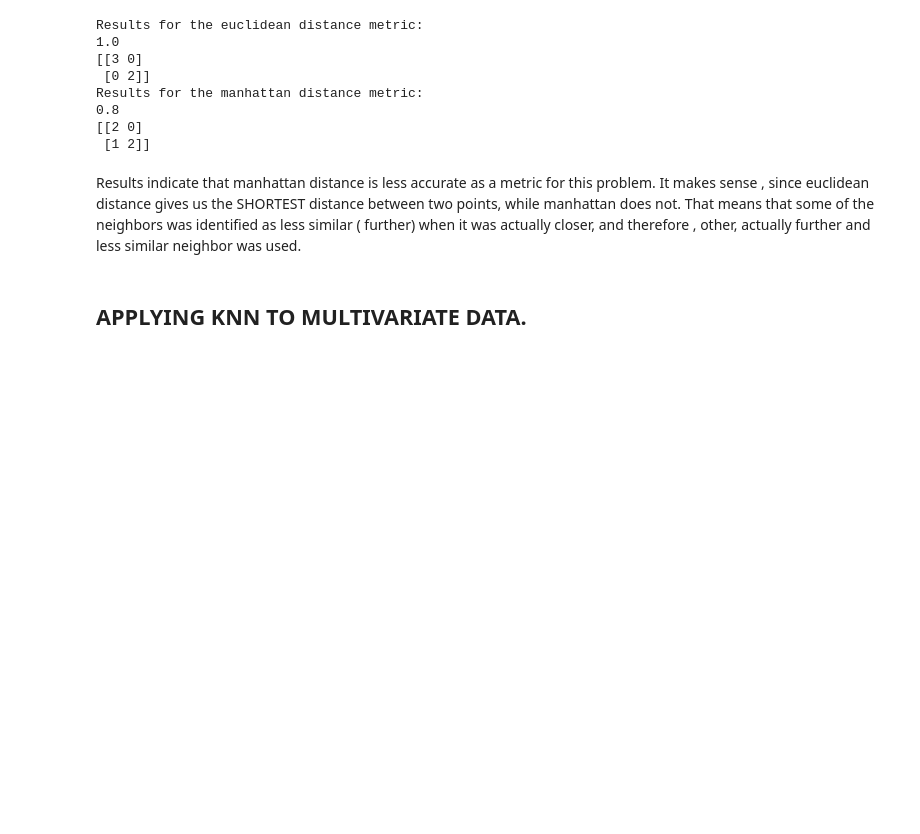
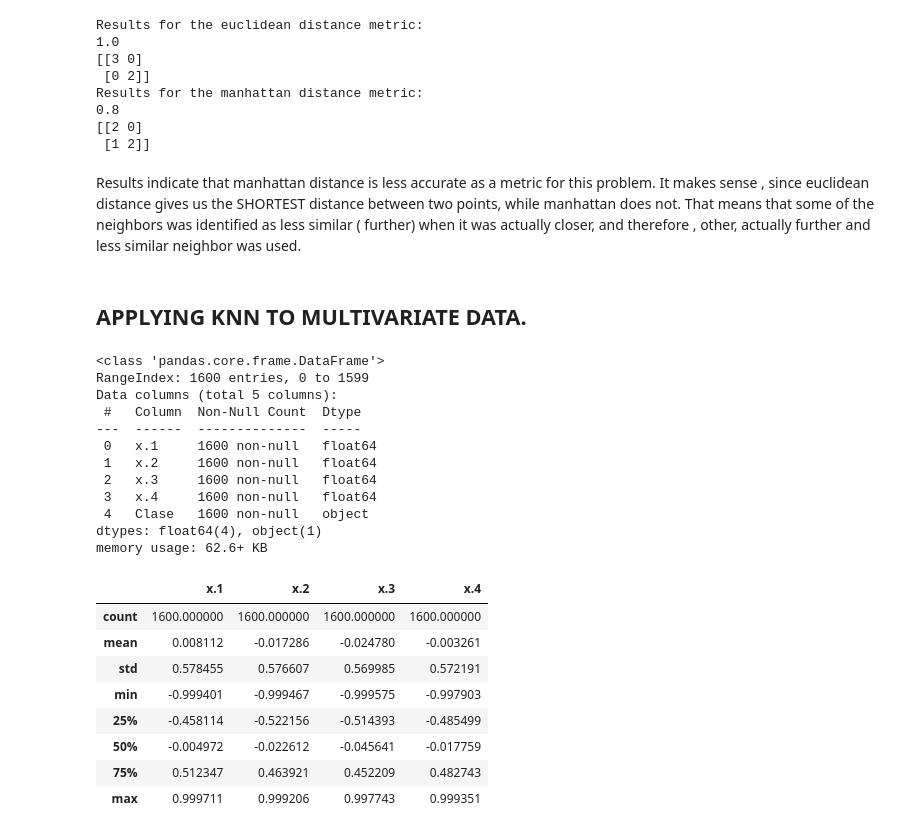
Before and after one commit to FdezAriasSara/ArtificialIntelligence, a Jupyter notebook: Machine Learning.ipynb, the cells around one changed output. Cells and saved outputs as stored; diff of their text form; code cells hidden in the pictures; blank space fills up the shorter version.

```diff
--- a/Machine Learning.ipynb
+++ b/Machine Learning.ipynb
@@ -397,3 +397,30 @@ Results for the manhattan distance metric:
 Results indicate that manhattan distance is less accurate as a metric for this problem. It makes sense , since euclidean distance gives us the SHORTEST distance between two points, while manhattan does not. That means that some of the neighbors was identified as less similar ( further) when it was actually closer, and therefore , other, actually further and less similar neighbor was used.
 # %% [markdown]
 ## APPLYING KNN TO MULTIVARIATE DATA.
+# %%
+df_train = pd.read_csv('datos/datos03_train.csv')
+df_train.info()
+
+df_train.describe()# WILL SHOW DEATILED INFO-> NUMERIC VARIABLES ONLY
+# %% [output]
+<class 'pandas.core.frame.DataFrame'>
+RangeIndex: 1600 entries, 0 to 1599
+Data columns (total 5 columns):
+ #   Column  Non-Null Count  Dtype
+---  ------  --------------  -----
+ 0   x.1     1600 non-null   float64
+ 1   x.2     1600 non-null   float64
+ 2   x.3     1600 non-null   float64
+ 3   x.4     1600 non-null   float64
+ 4   Clase   1600 non-null   object
+dtypes: float64(4), object(1)
+memory usage: 62.6+ KB
+|  | x.1 | x.2 | x.3 | x.4 |
+| count | 1600.000000 | 1600.000000 | 1600.000000 | 1600.000000 |
+| mean | 0.008112 | -0.017286 | -0.024780 | -0.003261 |
+| std | 0.578455 | 0.576607 | 0.569985 | 0.572191 |
+| min | -0.999401 | -0.999467 | -0.999575 | -0.997903 |
+| 25% | -0.458114 | -0.522156 | -0.514393 | -0.485499 |
+| 50% | -0.004972 | -0.022612 | -0.045641 | -0.017759 |
+| 75% | 0.512347 | 0.463921 | 0.452209 | 0.482743 |
+| max | 0.999711 | 0.999206 | 0.997743 | 0.999351 |
```
Also changed, not shown: parts of 12 cells of this notebook.
